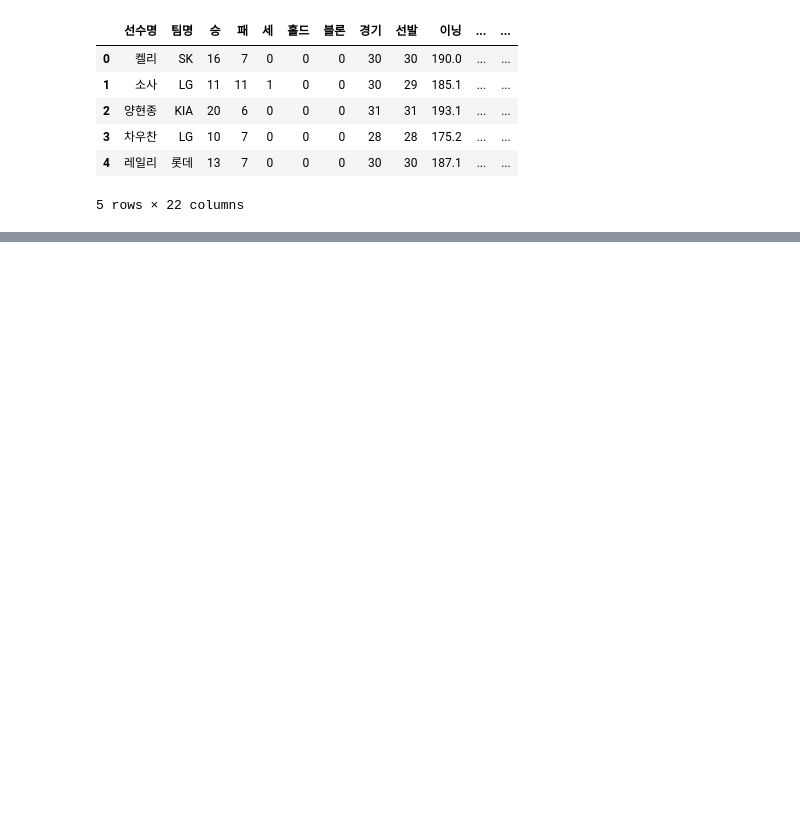
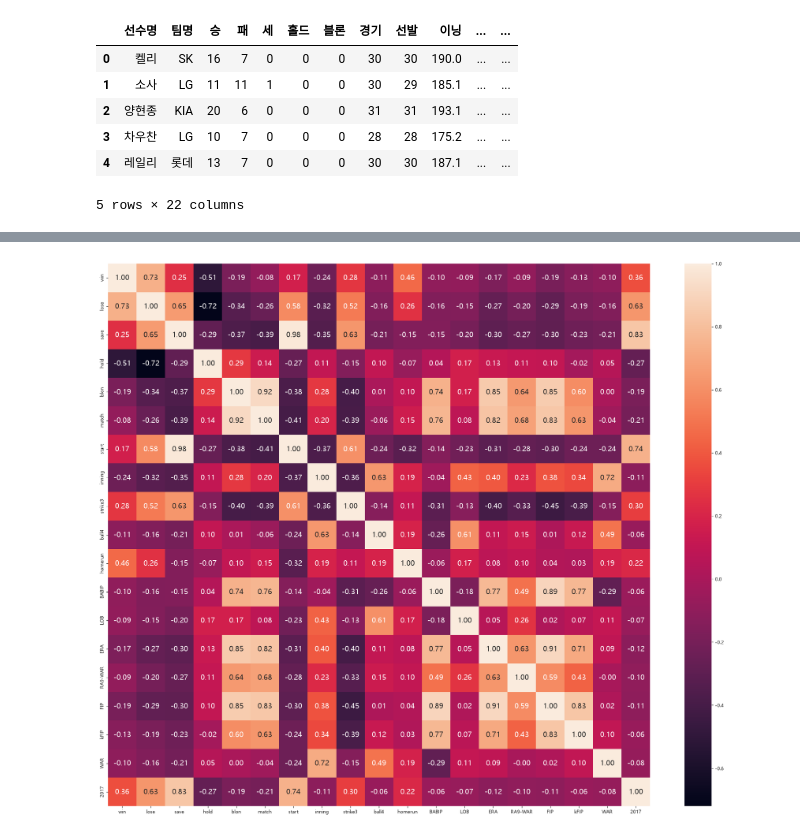
Before and after one commit to EPONINEE26/aix_learn_1106, a Jupyter notebook: p1116/p1116_02.ipynb, the cells around one changed output, grey strips where cells are left out. Drawn from its saved outputs; the diff is of its cells as text; code cells hidden in the pictures; blank space fills up the shorter version.

```diff
--- a/p1116/p1116_02.ipynb
+++ b/p1116/p1116_02.ipynb
@@ -72,7 +75,20 @@ picher.head(5)
 | 4 | 레일리 | 롯데 | 13 | 7 | 0 | 0 | 0 | 30 | 30 | 187.1 | ... | ... |
 5 rows × 22 columns
 # %%
-data = picher[:, :-2+:-2:].values
-label = picher['연봉(2018)'].values
+# label = picher['연봉(2018)'].values
 
-data
+# data = picher.iloc[:, 2:].drop(picher.columns[-2], axis=1)
+# # label = picher.iloc[:, -2]
+# label = picher['연봉(2018)']
+
+# label = picher['연봉(2018)']
+# data = picher.iloc[:, 2:].drop(['연봉(2018)'], axis=1)
+
+# data
+# label
+
+# 데이터 분리
+# picher = picher.rename(columns={'연봉(2018)': 'y'}) # 컬럼명 변경
+data = picher[picher.columns.difference(['선수명','팀명','연봉(2018)'])]
+team = picher['팀명']
+label = picher['연봉(2018)']
@@ -80,0 +287,26 @@ SyntaxError: invalid syntax (3619284563.py, line 1)
+# %%
+# pip install seaborn
+import seaborn as sns
+
+# 피처간의 상관계수 행렬을 계산
+corr = picher[data.columns].corr(method='pearson')
+show_cols = ['win', 'lose', 'save', 'hold', 'blon', 'match', 'start',
+             'inning', 'strike3', 'ball4', 'homerun', 'BABIP', 'LOB',
+             'ERA', 'RA9-WAR', 'FIP', 'kFIP', 'WAR', '2017']
+
+# corr 행렬 히트맵을 시각화합니다.
+# plt.rc('font', family='NanumGothicOTF')
+
+hm = sns.heatmap(corr.values,
+            cbar=True,
+            annot=True,
+            square=True,
+            fmt='.2f',
+            annot_kws={'size': 15},
+            yticklabels=show_cols,
+            xticklabels=show_cols)
+
+plt.tight_layout()
+plt.show()
+# %% [output]
+[figure, added]
```
Also changed, not shown: parts of 15 cells of this notebook, 10 other files.
